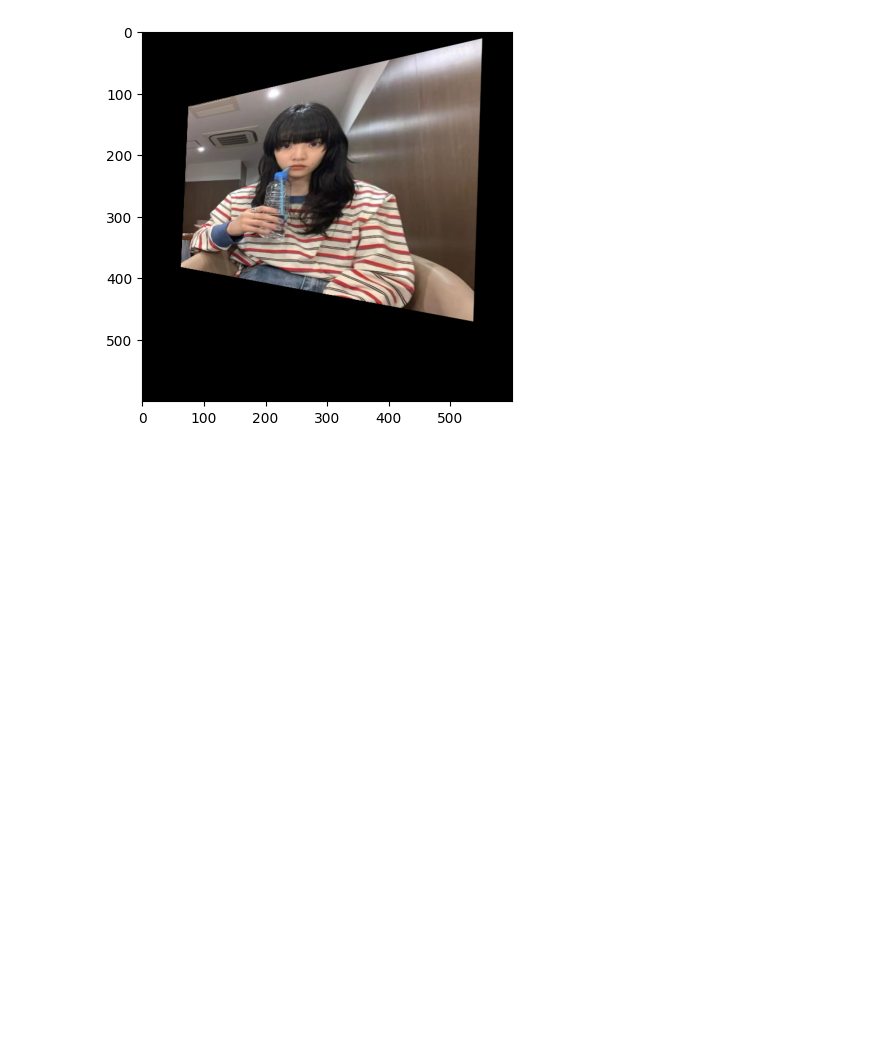
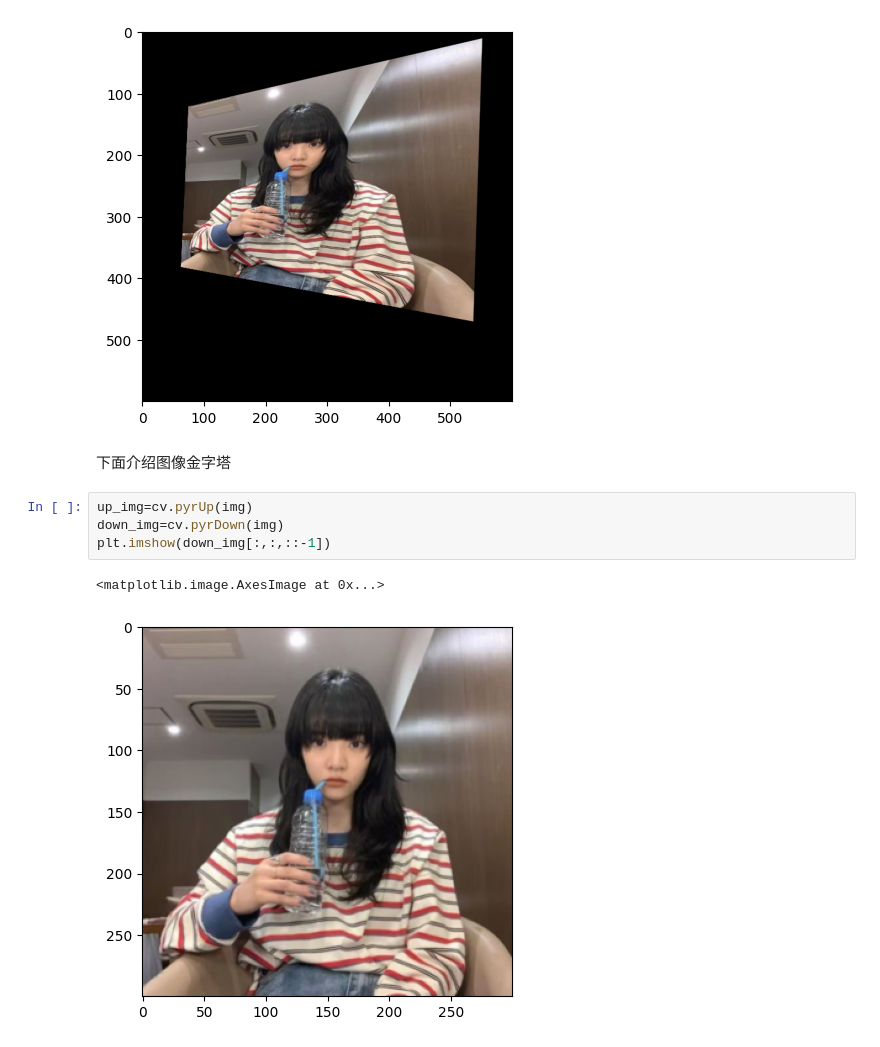
Before and after one commit to Aimyon69/Opencv, a Jupyter notebook: image_transform/test.ipynb, the cells around one changed output. Cells and saved outputs as stored; diff of their text form; blank space fills up the shorter version.

```diff
--- a/image_transform/test.ipynb
+++ b/image_transform/test.ipynb
@@ -83,3 +83,12 @@ plt.imshow(img_P[:,:,::-1])
 # %% [output]
 <matplotlib.image.AxesImage at 0x...>
 [figure]
+# %% [markdown]
+下面介绍图像金字塔
+# %%
+up_img=cv.pyrUp(img)
+down_img=cv.pyrDown(img)
+plt.imshow(down_img[:,:,::-1])
+# %% [output]
+<matplotlib.image.AxesImage at 0x...>
+[figure, added]
```
Also changed, not shown: parts of 2 cells of this notebook.
